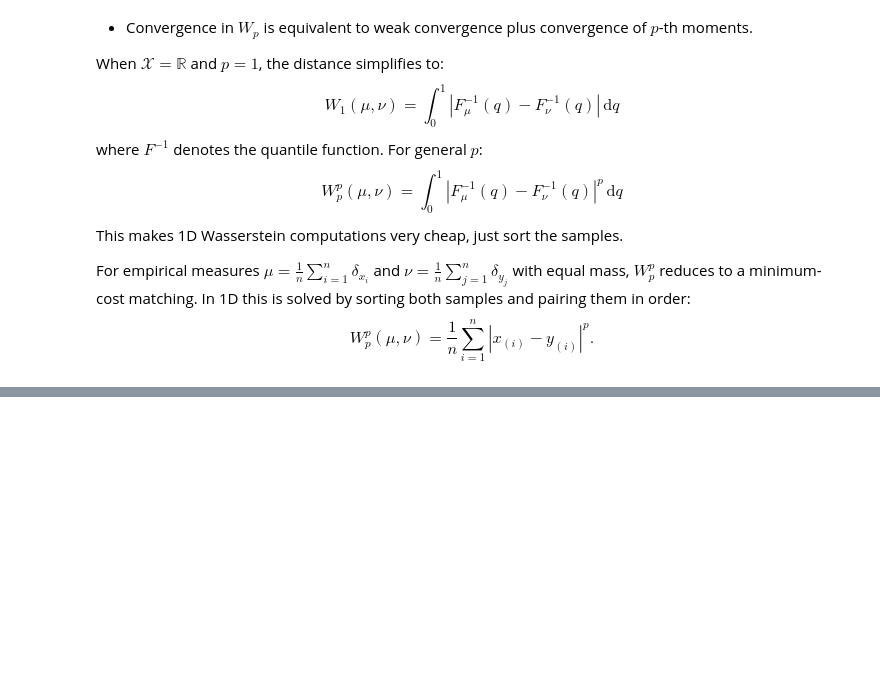
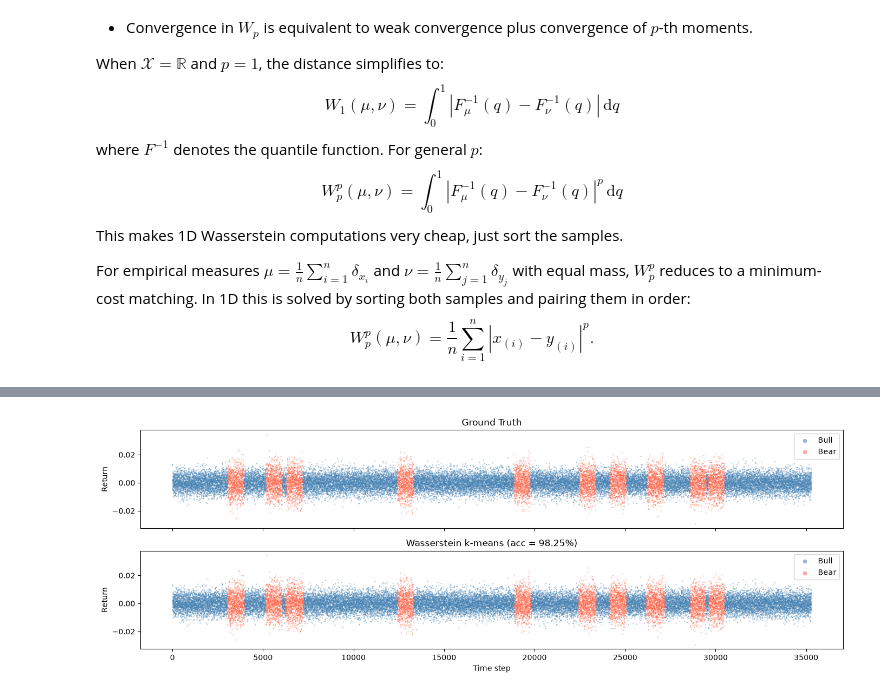
Before and after one commit to RaandRB/Regime-Classification-Wasserstein, a Jupyter notebook: regime_classification.ipynb, the cells around one changed output, grey strips where cells are left out. Cells and saved outputs as stored; diff of their text form; code cells hidden in the pictures; blank space fills up the shorter version.

```diff
--- a/regime_classification.ipynb
+++ b/regime_classification.ipynb
@@ -218,0 +313,99 @@ $$W_p^p(\mu, \nu) = \frac{1}{n}\sum_{i=1}^n |x_{(i)} - y_{(i)}|^p.$$
+# %%
+# --- 1D Wasserstein k-means ---
+def wasserstein_kmeans_1d(returns, h1, h2, K=2, p=1, max_iter=100, seed=42):
+    """1D Wasserstein k-means clustering.
+
+    1. Lift returns into empirical distributions
+    2. Initialize centroids by sampling from lifted windows
+    3. Iterate: assign windows to nearest centroid (W_p), update centroids as barycentres
+    4. Return per-window cluster labels
+    """
+    rng = np.random.default_rng(seed)
+
+    # Step 1: Lift
+    windows = lift(returns, h1, h2)  # (M, h1)
+    M = len(windows)
+
+    # Sort each window (empirical quantile representation)
+    sorted_windows = np.sort(windows, axis=1)  # (M, h1)
+
+    # Step 2: Initialize centroids by picking K random windows
+    init_idx = rng.choice(M, size=K, replace=False)
+    centroids = sorted_windows[init_idx].copy()  # (K, h1)
+
+    labels = np.zeros(M, dtype=int)
+
+    for iteration in range(max_iter):
+        # Step 3a: Assign each window to nearest centroid using W_p
+        # W_p^p = (1/h1) * sum |sorted_window_i - centroid_i|^p
+        dists = np.zeros((M, K))
+        for k in range(K):
+            dists[:, k] = np.mean(np.abs(sorted_windows - centroids[k]) ** p, axis=1)
+
+        new_labels = np.argmin(dists, axis=1)
+
+        # Check convergence
+        if np.array_equal(new_labels, labels) and iteration > 0:
+            break
+        labels = new_labels
+
+        # Step 3b: Update centroids as Wasserstein barycentres
+        for k in range(K):
+            members = sorted_windows[labels == k]
+            if len(members) == 0:
+                continue
+            if p == 1:
+                centroids[k] = np.median(members, axis=0)
+            else:
+                centroids[k] = np.mean(members, axis=0)
+
+    return labels, centroids, sorted_windows
+
+# Parameters
+h1_wk = 252  # window size (same as rolling moments window for fair comparison)
+h2_wk = 1    # stride of 1 for maximum resolution
+
+wk_labels, wk_centroids, wk_sorted = wasserstein_kmeans_1d(returns_1d, h1_wk, h2_wk, K=2, p=1)
+
+# Map window labels back to point labels via majority voting
+M_wk = len(wk_labels)
+point_labels_wk = np.zeros(len(returns_1d), dtype=int)
+point_counts = np.zeros(len(returns_1d), dtype=int)
+
+for m in range(M_wk):
+    start = h2_wk * m
+    end = start + h1_wk
+    point_labels_wk[start:end] += wk_labels[m]
+    point_counts[start:end] += 1
+
+# Majority vote: if more than half of overlapping windows say cluster 1, assign 1
+point_counts = np.maximum(point_counts, 1)
+point_labels_wk = (point_labels_wk / point_counts > 0.5).astype(int)
+
+# Accuracy (handle label flipping)
+acc_wk = max((point_labels_wk == true_labels_1d).mean(),
+             (point_labels_wk != true_labels_1d).mean())
+print(f"Wasserstein k-means accuracy: {acc_wk:.2%}")
+
+# Flip labels for plotting if needed
+if (point_labels_wk != true_labels_1d).mean() > 0.5:
+    point_labels_wk = 1 - point_labels_wk
+
+# --- Plot Wasserstein k-means result ---
+fig, axes = plt.subplots(2, 1, figsize=(14, 5), sharex=True)
+t_full = np.arange(len(returns_1d))
+
+for r in [0, 1]:
+    mask = true_labels_1d == r
+    axes[0].scatter(t_full[mask], returns_1d[mask], s=0.3, c={0:"steelblue",1:"tomato"}[r], alpha=0.5, label={0:"Bull",1:"Bear"}[r])
+axes[0].set_ylabel("Return"); axes[0].set_title("Ground Truth")
+axes[0].legend(loc="upper right", markerscale=8)
+
+for r in [0, 1]:
+    mask = point_labels_wk == r
+    axes[1].scatter(t_full[mask], returns_1d[mask], s=0.3, c={0:"steelblue",1:"tomato"}[r], alpha=0.5, label={0:"Bull",1:"Bear"}[r])
+axes[1].set_ylabel("Return"); axes[1].set_title(f"Wasserstein k-means (acc = {acc_wk:.2%})")
+axes[1].set_xlabel("Time step"); axes[1].legend(loc="upper right", markerscale=8)
+
+plt.tight_layout(); plt.show()
+# %% [output]
@@ -218,0 +413 @@ $$W_p^p(\mu, \nu) = \frac{1}{n}\sum_{i=1}^n |x_{(i)} - y_{(i)}|^p.$$
+[figure, added]
```
Also changed, not shown: parts of 14 cells of this notebook.
